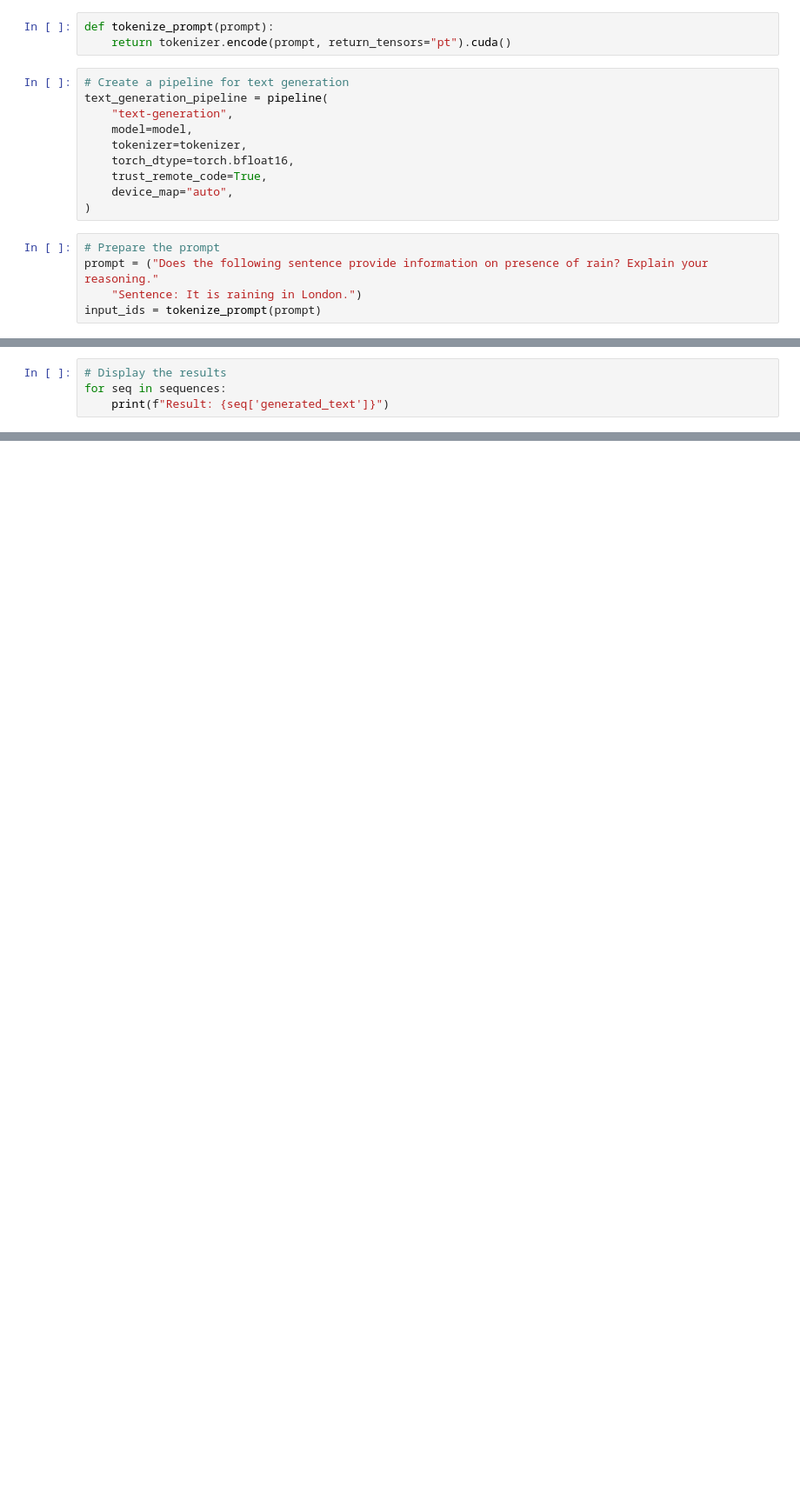
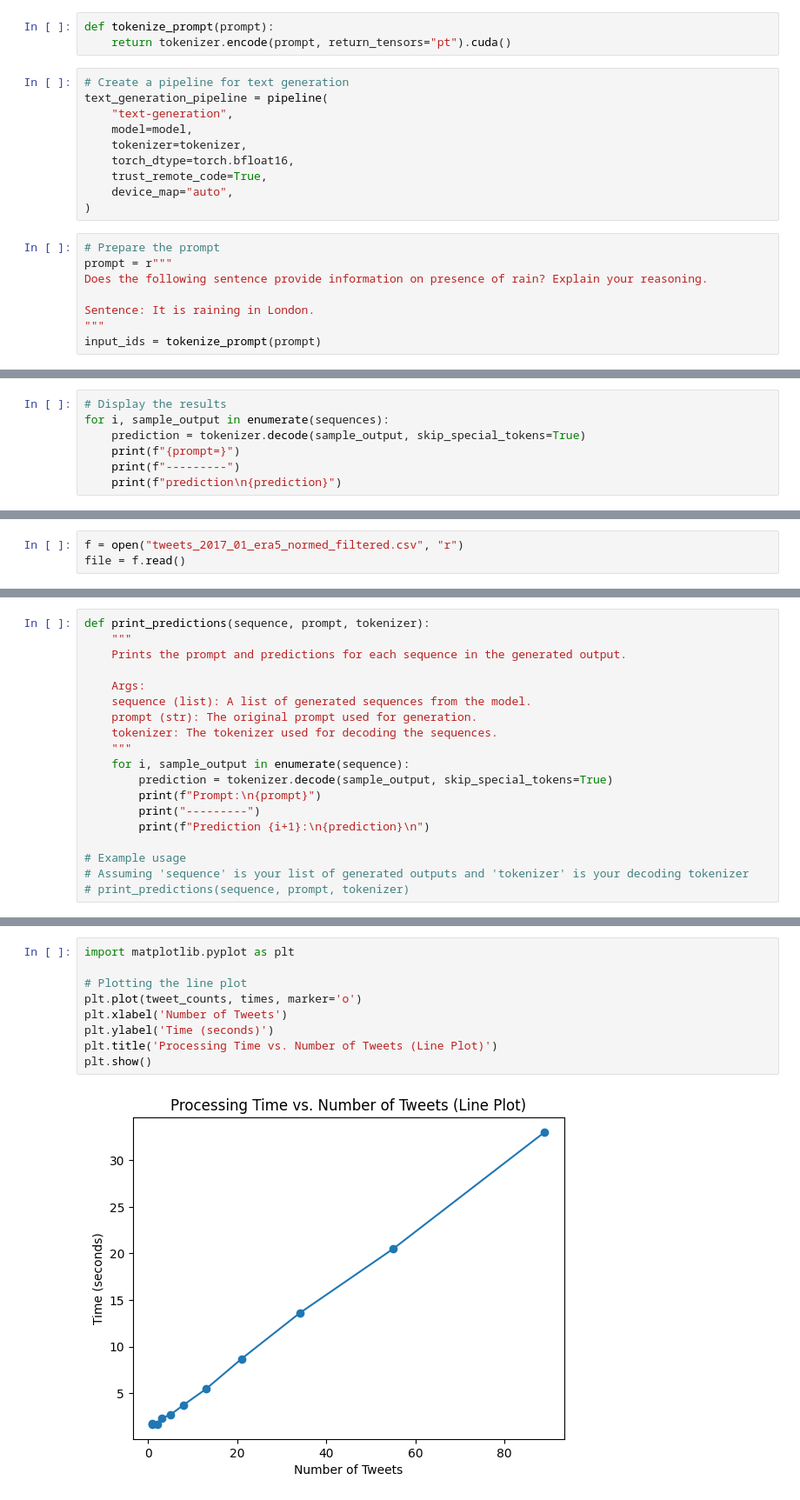
Before and after one commit to rajhaq/AP2-Social-media-data-for-better-local-forecasts, a Jupyter notebook: bootcamp/AP2/Day3/07Falcon40b.ipynb, the cells around one changed output, grey strips where cells are left out. Shown at 87% size. Drawn from its saved outputs; the diff is of its cells as text; blank space fills up the shorter version.

Commit message:
tested with many sample size promt

```diff
--- a/bootcamp/AP2/Day3/07Falcon40b.ipynb
+++ b/bootcamp/AP2/Day3/07Falcon40b.ipynb
@@ -36,7 +30,10 @@ text_generation_pipeline = pipeline(
 )
 # %%
 # Prepare the prompt
-prompt = ("Does the following sentence provide information on presence of rain? Explain your reasoning."
-    "Sentence: It is raining in London.")
+prompt = r"""
+Does the following sentence provide information on presence of rain? Explain your reasoning.
+
+Sentence: It is raining in London.
+"""
 input_ids = tokenize_prompt(prompt)
 # %%
@@ -67,5 +55,8 @@ Setting `pad_token_id` to `eos_token_id`:11 for open-end generation.
 # %%
 # Display the results
-for seq in sequences:
-    print(f"Result: {seq['generated_text']}")
+for i, sample_output in enumerate(sequences):
+    prediction = tokenizer.decode(sample_output, skip_special_tokens=True)
+    print(f"{prompt=}")
+    print(f"---------")
+    print(f"prediction\n{prediction}")
 # %% [output]
@@ -72,0 +106,3 @@ IndexError: too many indices for tensor of dimension 1
+# %%
+f = open("tweets_2017_01_era5_normed_filtered.csv", "r")
+file = f.read()
@@ -72,0 +142,19 @@ IndexError: too many indices for tensor of dimension 1
+# %%
+def print_predictions(sequence, prompt, tokenizer):
+    """
+    Prints the prompt and predictions for each sequence in the generated output.
+
+    Args:
+    sequence (list): A list of generated sequences from the model.
+    prompt (str): The original prompt used for generation.
+    tokenizer: The tokenizer used for decoding the sequences.
+    """
+    for i, sample_output in enumerate(sequence):
+        prediction = tokenizer.decode(sample_output, skip_special_tokens=True)
+        print(f"Prompt:\n{prompt}")
+        print("---------")
+        print(f"Prediction {i+1}:\n{prediction}\n")
+
+# Example usage
+# Assuming 'sequence' is your list of generated outputs and 'tokenizer' is your decoding tokenizer
+# print_predictions(sequence, prompt, tokenizer)
@@ -72,0 +390,11 @@ IndexError: too many indices for tensor of dimension 1
+# %%
+import matplotlib.pyplot as plt
+
+# Plotting the line plot
+plt.plot(tweet_counts, times, marker='o')
+plt.xlabel('Number of Tweets')
+plt.ylabel('Time (seconds)')
+plt.title('Processing Time vs. Number of Tweets (Line Plot)')
+plt.show()
+# %% [output]
+[figure, added]
```
Also changed, not shown: parts of 18 cells of this notebook, 1 other file.
